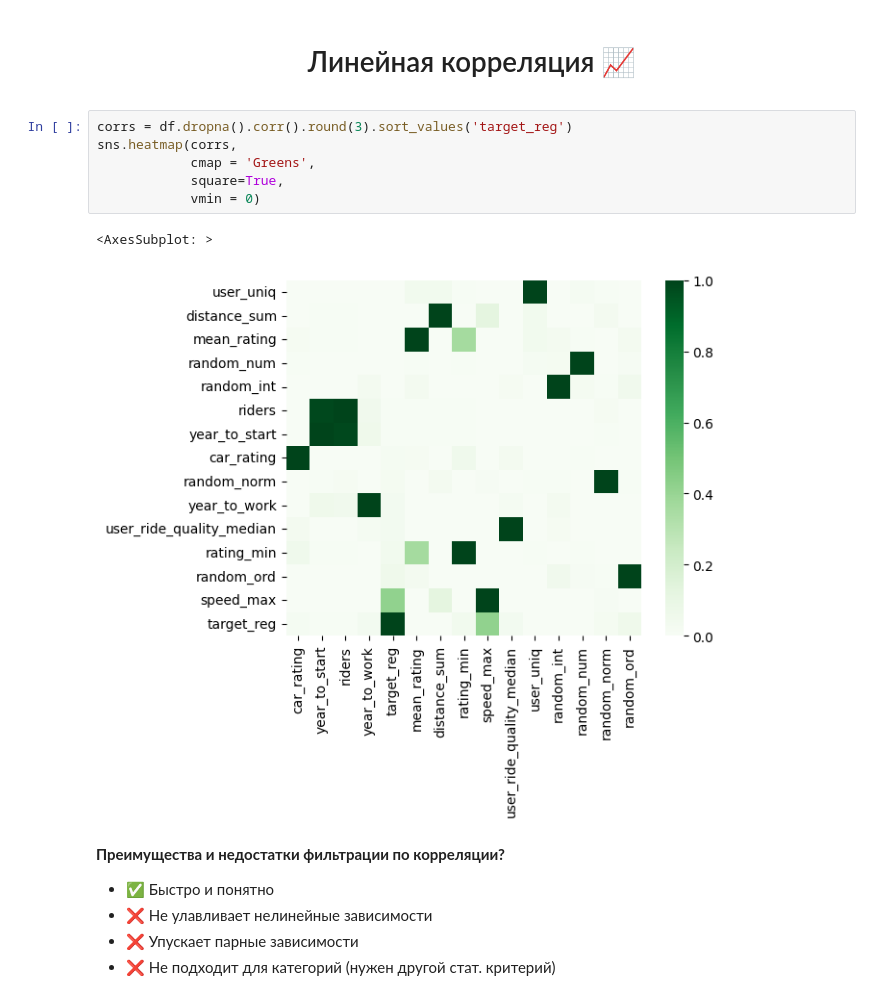
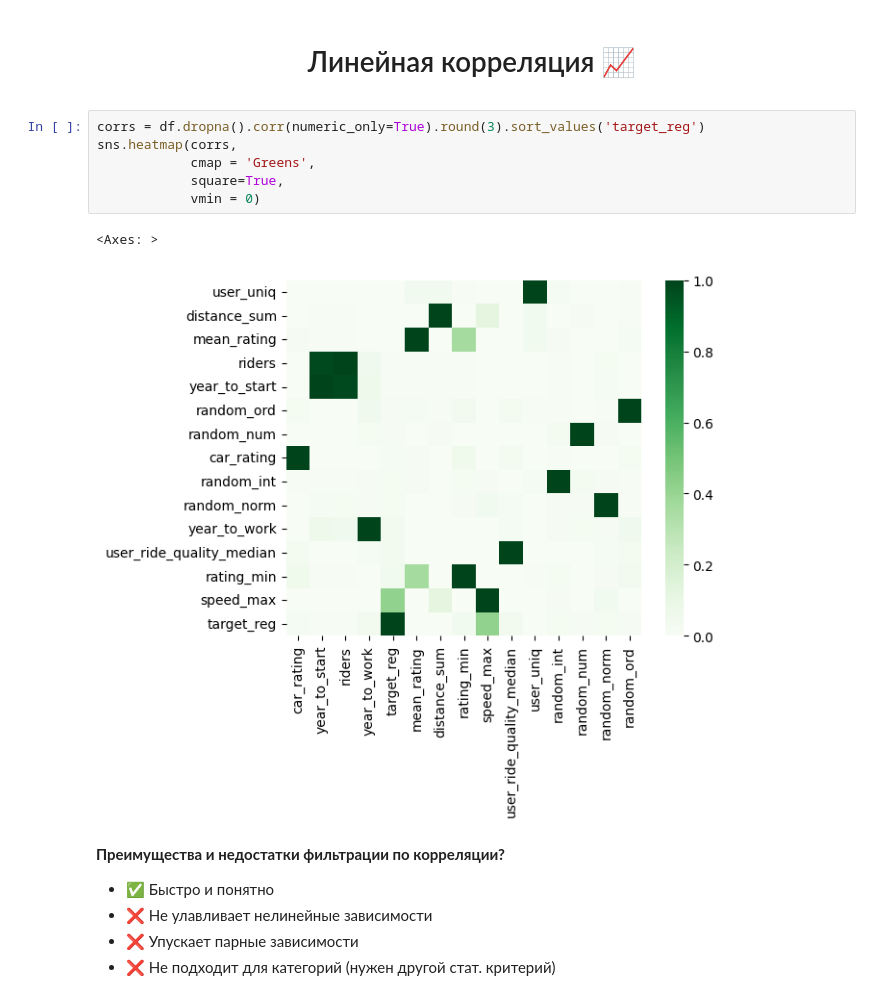
Before and after one commit to a-milenkin/Competitive_Data_Science, a Jupyter notebook: notebooks/3.3 - Feature Selection.ipynb, the cells around one changed output. Saved outputs shown, nothing was run; the diff lists cells and outputs as text.

```diff
--- a/notebooks/3.3 - Feature Selection.ipynb
+++ b/notebooks/3.3 - Feature Selection.ipynb
@@ -125,14 +133,14 @@ df.hist(figsize = (20, 7), layout = (-1, 5), bins=30);
 
 <p id="g01"></p>
 # %%
-corrs = df.dropna().corr().round(3).sort_values('target_reg')
+corrs = df.dropna().corr(numeric_only=True).round(3).sort_values('target_reg')
 sns.heatmap(corrs,
             cmap = 'Greens',
             square=True,
             vmin = 0)
 # %% [output]
-<AxesSubplot: >
+<Axes: >
-[figure, old version]
+[figure, new version]
 # %% [markdown]
 **Преимущества и недостатки фильтрации по корреляции?**
 
```
Also changed, not shown: parts of 40 cells of this notebook.
